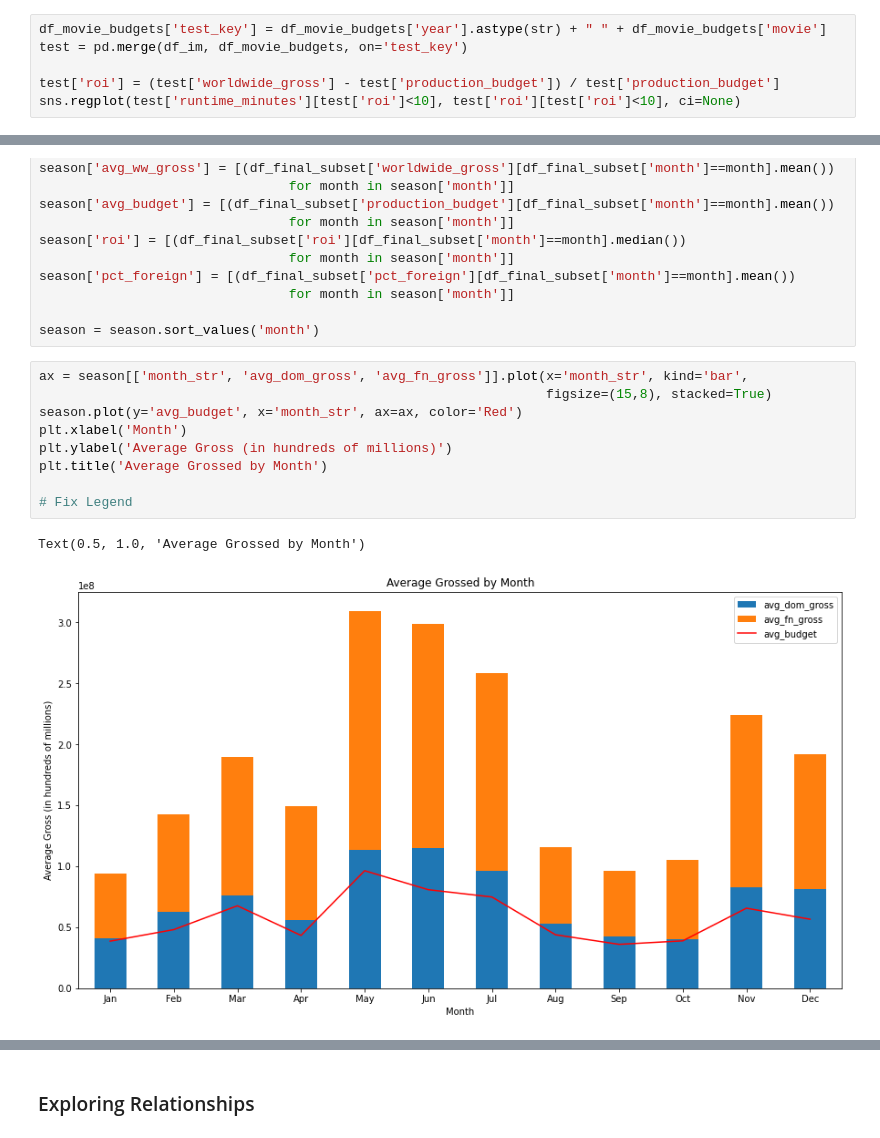
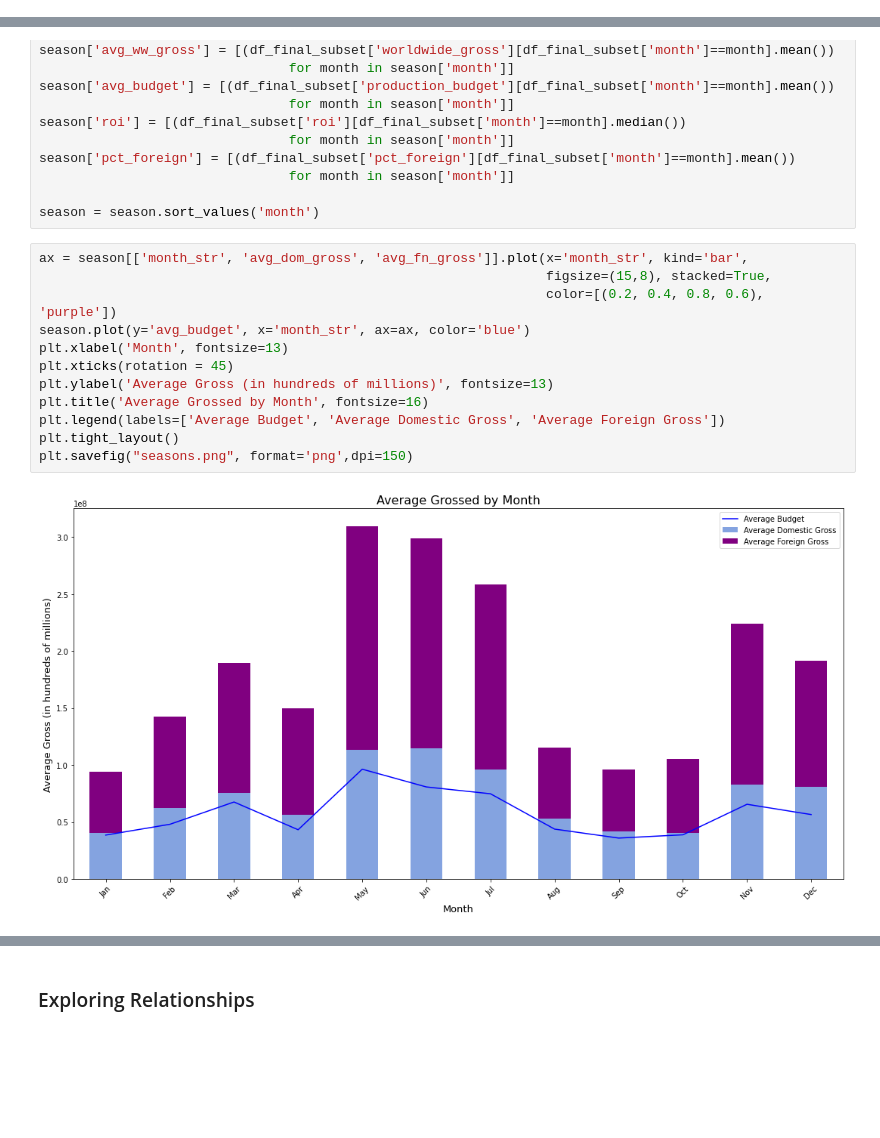
Before and after one commit to ntdoris/movie-revenue-analysis, a Jupyter notebook: natalya_doris_project1.ipynb, the cells around one changed output, grey strips where cells are left out. Cells and saved outputs as stored; diff of their text form; blank space fills up the shorter version.

Commit message:
impriving data visualizations, clearing out unnecessary code

```diff
--- a/natalya_doris_project1.ipynb
+++ b/natalya_doris_project1.ipynb
@@ -408,9 +400,3 @@ Data columns (total 9 columns):
 dtypes: float64(2), int64(2), object(5)
 memory usage: 5.1+ MB
 [figure]
-# %%
-df_movie_budgets['test_key'] = df_movie_budgets['year'].astype(str) + " " + df_movie_budgets['movie']
-test = pd.merge(df_im, df_movie_budgets, on='test_key')
-
-test['roi'] = (test['worldwide_gross'] - test['production_budget']) / test['production_budget']
-sns.regplot(test['runtime_minutes'][test['roi']<10], test['roi'][test['roi']<10], ci=None)
@@ -676,14 +671,16 @@ season['pct_foreign'] = [(df_final_subset['pct_foreign'][df_final_subset['month'
 season = season.sort_values('month')
 # %%
 ax = season[['month_str', 'avg_dom_gross', 'avg_fn_gross']].plot(x='month_str', kind='bar',
-                                                                 figsize=(15,8), stacked=True)
-season.plot(y='avg_budget', x='month_str', ax=ax, color='Red')
-plt.xlabel('Month')
-plt.ylabel('Average Gross (in hundreds of millions)')
-plt.title('Average Grossed by Month')
-
-# Fix Legend
+                                                                 figsize=(15,8), stacked=True,
+                                                                 color=[(0.2, 0.4, 0.8, 0.6), 'purple'])
+season.plot(y='avg_budget', x='month_str', ax=ax, color='blue')
+plt.xlabel('Month', fontsize=13)
+plt.xticks(rotation = 45)
+plt.ylabel('Average Gross (in hundreds of millions)', fontsize=13)
+plt.title('Average Grossed by Month', fontsize=16)
+plt.legend(labels=['Average Budget', 'Average Domestic Gross', 'Average Foreign Gross'])
+plt.tight_layout()
+plt.savefig("seasons.png", format='png',dpi=150)
 # %% [output]
-Text(0.5, 1.0, 'Average Grossed by Month')
-[figure, old version]
+[figure, new version]
 # %%
```
Also changed, not shown: parts of 104 cells of this notebook.
